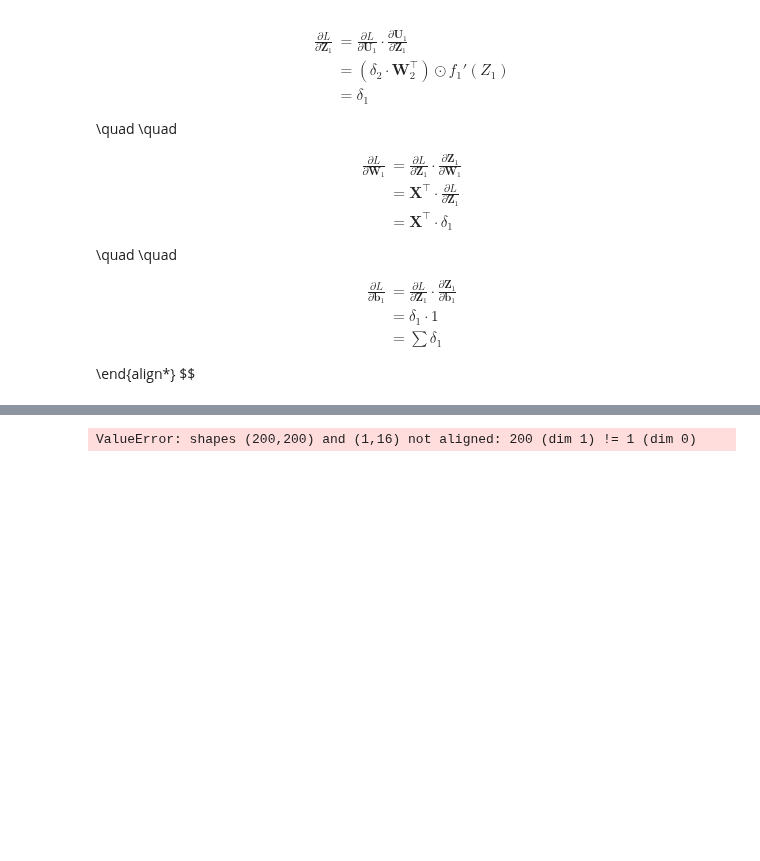
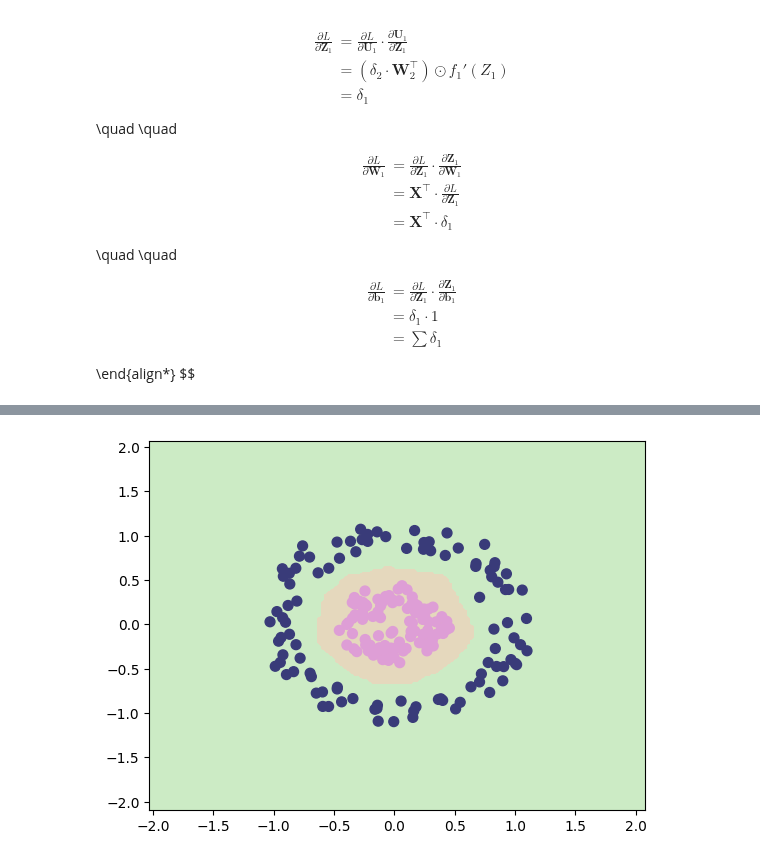
Before and after one commit to daredevil9215/DLFS, a Jupyter notebook: MultilayerPerceptron.ipynb, the cells around one changed output, grey strips where cells are left out. Cells and saved outputs as stored; diff of their text form; code cells hidden in the pictures; blank space fills up the shorter version.

```diff
--- a/MultilayerPerceptron.ipynb
+++ b/MultilayerPerceptron.ipynb
@@ -471,7 +683,13 @@ plot_2d_clf_problem(X, y)
 # %%
-layers = [Layer(2, 16), ReLU(), Layer(16, 16), ReLU(), Layer(16, 1), Sigmoid()]
-model = MultilayerPerceptron(layers=layers, loss_function=BCE_Loss(), optimizer=Optimizer_SGD(learning_rate=5e-3, momentum=0.3, decay=1e-2))
+layers = [Layer(2, 16),
+          ReLU(),
+          Layer(16, 16),
+          ReLU(),
+          Layer(16, 1),
+          Sigmoid()]
 
-model.train(X, y.reshape(1, -1))
+model = Model(layers=layers, loss_function=BCE_Loss(), optimizer=Optimizer_SGD(learning_rate=5e-3, momentum=0.3, decay=1e-2))
+
+model.train(X, y.reshape(-1, 1))
 plot_2d_clf_problem(X, y, lambda x: model.predict(x) > 0.5)
 # %% [output]
@@ -479 +696 @@ Loss: 0.693152843609661
-ValueError: shapes (200,200) and (1,16) not aligned: 200 (dim 1) != 1 (dim 0)
+[figure, added]
```
Also changed, not shown: parts of 18 cells of this notebook.
